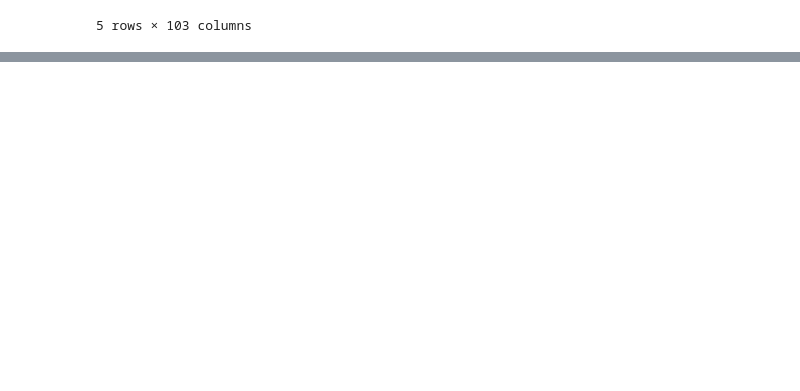
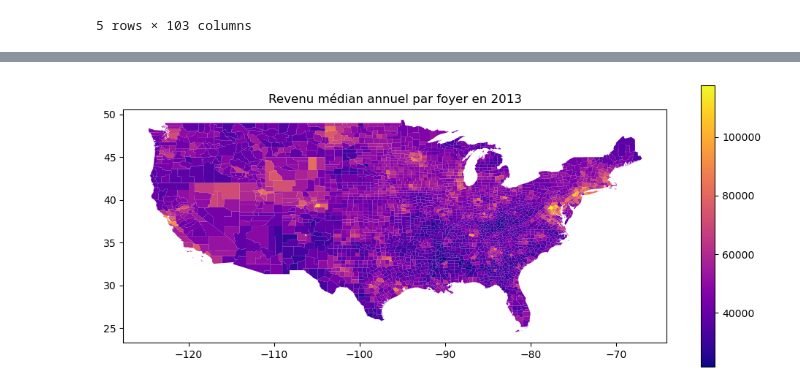
Before and after one commit to eleroux46/gun_violence, a Jupyter notebook: matis-desc-2.ipynb, the cells around one changed output, grey strips where cells are left out. Saved outputs shown, nothing was run; the diff lists cells and outputs as text; code cells hidden in the pictures; blank space fills up the shorter version.

```diff
--- a/matis-desc-2.ipynb
+++ b/matis-desc-2.ipynb
@@ -106,0 +116,6 @@ merge_geo.head()
+# %%
+total_db_geo.plot(aspect = 1, figsize = (12,5), column = "med_h_income_year_2013", legend = True, cmap = "plasma", linewidth = 0.1)
+plt.title("Revenu médian annuel par foyer en 2013")
+plt.show()
+# %% [output]
+[figure, added]
```
Also changed, not shown: parts of 36 cells of this notebook.
